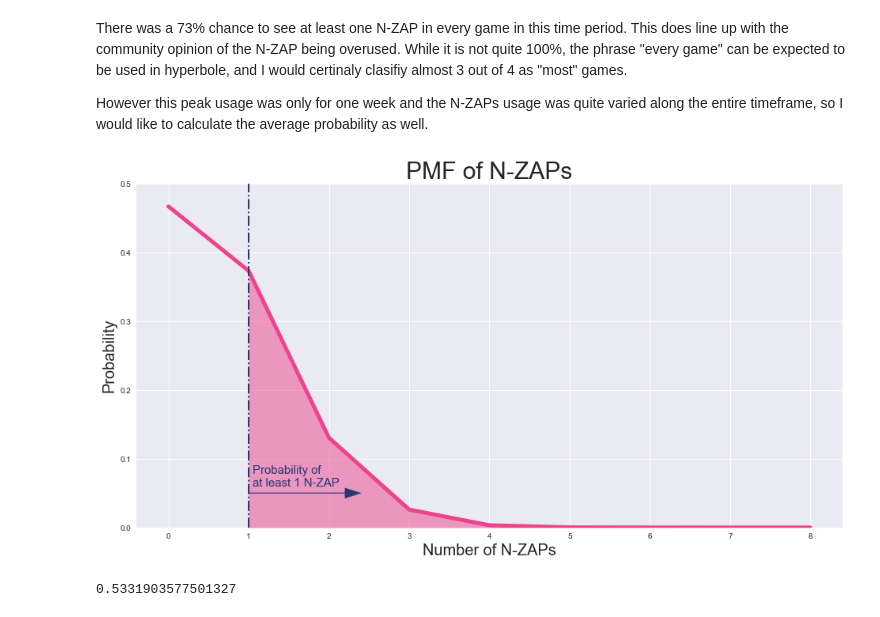
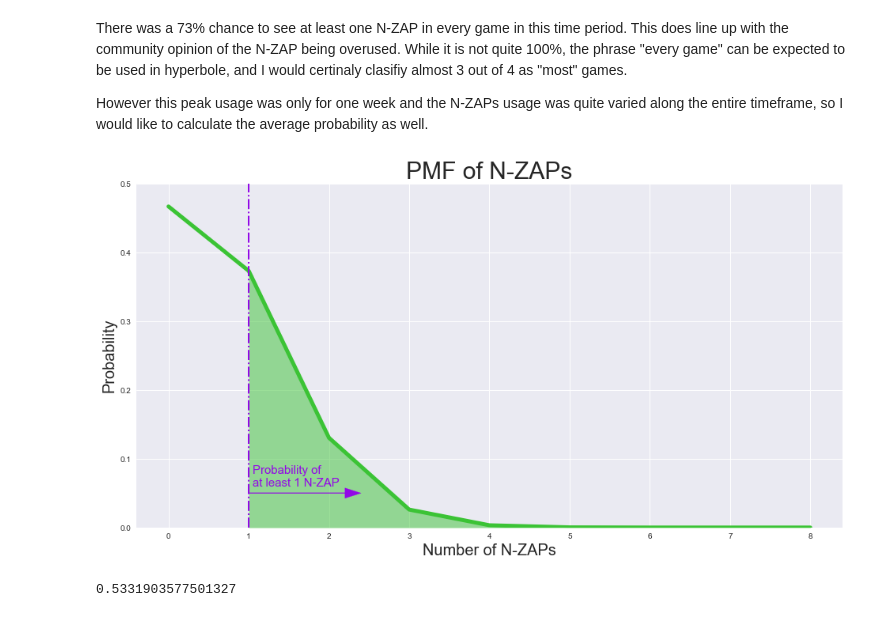
Before and after one commit to Rokushou/Splatoon2_Meta_EDA, a Jupyter notebook: EDA.ipynb, the cells around one changed output. Saved outputs shown, nothing was run; the diff lists cells and outputs as text; code cells hidden in the pictures.

Commit message:
usage plots

```diff
--- a/EDA.ipynb
+++ b/EDA.ipynb
@@ -13,10 +13,26 @@ import seaborn as sns
 plt.style.use('seaborn')
 %matplotlib inline
 
-twi = '#DCB8E7' #Pale, light grayish mulberry
-twi_blu = '#273873' #Dark sapphire blue
-twi_pur = '#662D8A' #Moderate purple
-twi_pnk = '#ED438D' #Brilliant raspberry
+pink = '#fe447d'
+orange = '#f78f2e'
+orange_y = '#fedc0c'
+lime = '#d1f20a'
+emerald = '#5cd05b'
+teal = '#03c1cd'
+blue = '#0e10e6'
+violet = '#9208e7'
+orange_r = '#f84c00'
+yellow = '#f3f354'
+mint = '#bff1e5'
+green = '#3bc335'
+sea = '#7af5ca'
+blue_l = '#448bff'
+blue_d = '#101ab3'
+fuchsia = '#d645c8'
+green_n = '#0afe15'
+cyan = '#0acdfe'
+orange_n = '#ff9600'
+fuchsia_d = '#b21ca1'
 # %% [markdown]
 ## Loading data
 
@@ -272,29 +287,28 @@ nzap_dist = stats.binom(8, usage_df.loc["N-ZAP '85"].mean())
 # %%
 # Plot the distribution again. The code is very specific (arrow position and such) and hard to functionize
 fig, ax2 = plt.subplots(figsize=(16, 8))
 
-# Plot the PMF in a pink color scheme
-color = twi_pnk
+# Plot the PMF in a green color scheme
+color = green
 ax2.set_xlabel('Number of N-ZAPs', fontsize=20)
 ax2.set_ylabel('Probability', fontsize=20)
-# Set y axis manually to fit histogram scale
+# Set y axis manually to fit bottom at 0
 ax2.set_ylim(0, .5)
 # Plot PMF from 0 to 8
 x = np.arange(0, 9)
 ax2.plot(x, nzap_dist.pmf(x), color=color, alpha=1, linewidth=5)
-ax2.tick_params(axis='y')
 # Fill under curve
 ax2.fill_between(x, nzap_dist.pmf(x), where= x>0, color=color, alpha=.5)
 
 # Plot a vertical line at 1, inspired by Samuel
-color = twi_blu
+color = violet
 ax2.axvline(1, color=color, ls='-.', linewidth=2)
 ax2.arrow(1, .05, 1.2, 0, color=color, head_width=.015, head_length=.2)
 ax2.text(1.05, .06, 'Probability of\nat least 1 N-ZAP', fontsize=15, color=color)
 
 plt.title('PMF of N-ZAPs', loc='center', fontsize=30, fontweight=0);
 # %% [output]
-[figure, old version]
+[figure, new version]
 # %%
 # Calculate the probability of seeing at least 1 N-ZAP in a game
 1-nzap_dist.cdf(0)
```
Also changed, not shown: parts of 8 cells of this notebook.
